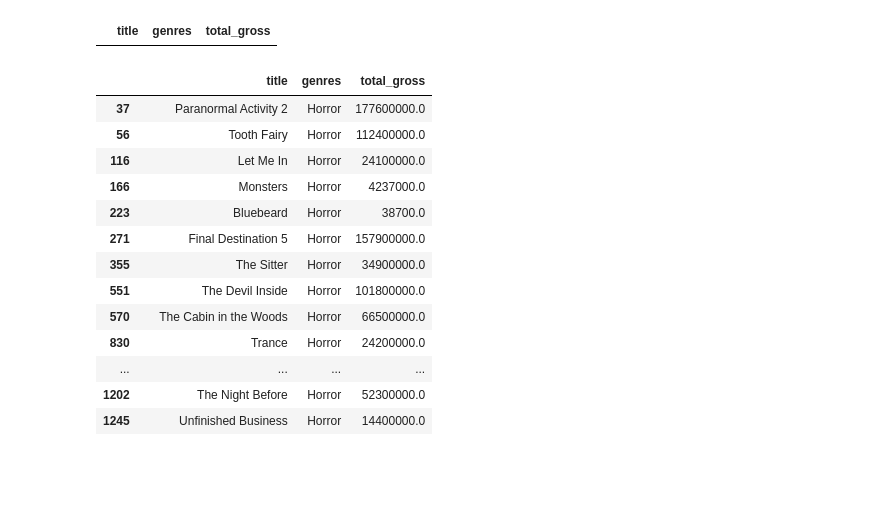
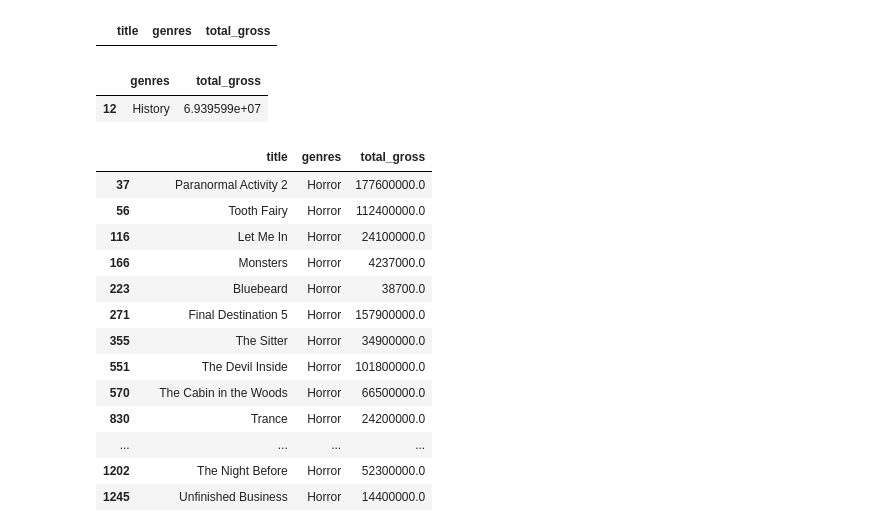
Before and after one commit to raizelistaken/project1_MovieDataAnalysis, a Jupyter notebook: Question3 Branch.ipynb, the cells around one changed output. Cells and saved outputs as stored; diff of their text form; code cells hidden in the pictures; blank space fills up the shorter version.

```diff
--- a/Question3 Branch.ipynb
+++ b/Question3 Branch.ipynb
@@ -368,6 +368,11 @@ master_df.loc[(master_df['genres']) == 'Game-Show']
 master_df.loc[(master_df['genres']) == 'History']
 # %% [output]
 |  | title | genres | total_gross |
+# %%
+genre_gross_dict.loc[(genre_gross_dict['genres']) == 'History']
+# %% [output]
+|  | genres | total_gross |
+| 12 | History | 6.939599e+07 |
 # %%
 master_df.loc[(master_df['genres']) == 'Horror']
 # %% [output]
```
Also changed, not shown: parts of 1 cell of this notebook, 1 other file.
